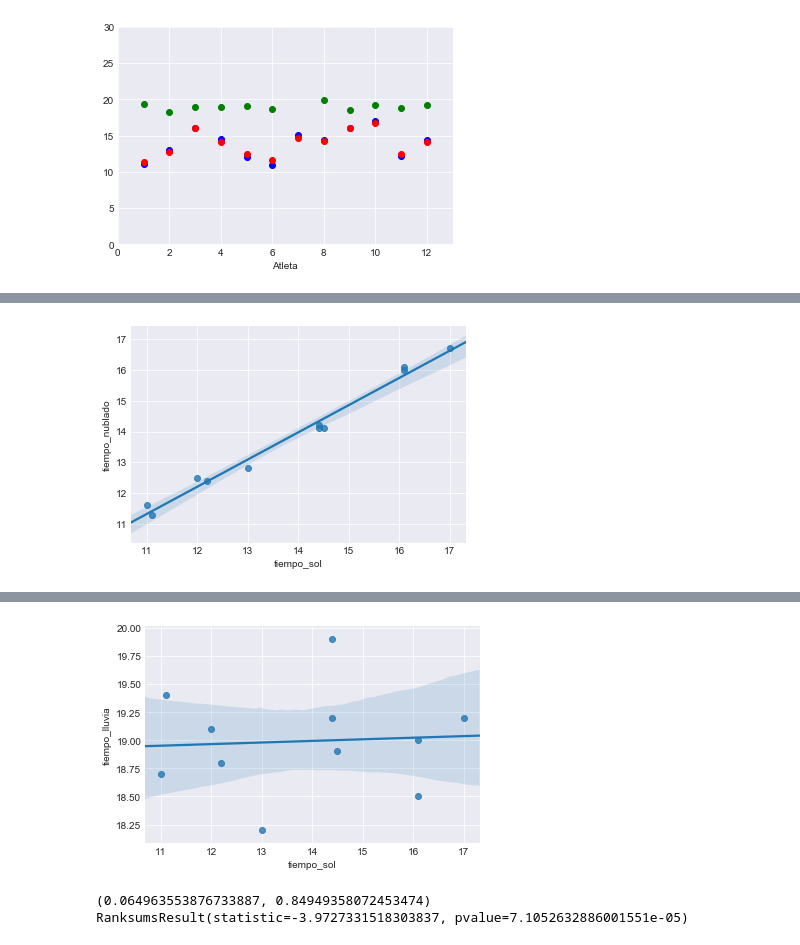
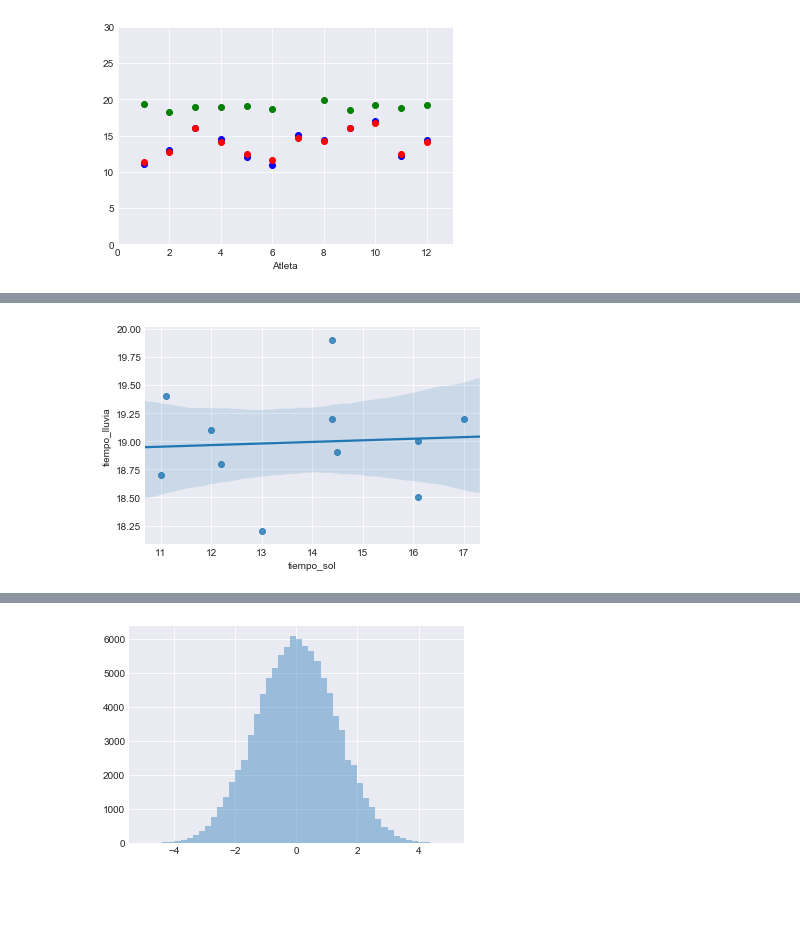
Before and after one commit to lucasputer/CienciaDeDatos, a Jupyter notebook: tp1/tp1.ipynb, the cells around one changed output, grey strips where cells are left out. Cells and saved outputs as stored; diff of their text form; code cells hidden in the pictures; blank space fills up the shorter version.

Commit message:
Reordeno cosas + agrego mas tests para puntos 1, 2, 3

```diff
--- a/tp1/tp1.ipynb
+++ b/tp1/tp1.ipynb
@@ -98,49 +119,71 @@ sns.plt.show()
 # %%
-# Respuesta a : Si sirve de algo entrenar en lluvia
-
-# Observacion: interpretamos que "sirve" entrenar con lluvia si los atletas pueden "rendir" en la lluvia
-# de manera acorde a su capacidad en otras condiciones.
-
-# Sacamos el outlier de tiempo_lluvia
-df2 = df[df['tiempo_lluvia'] < LLUVIA_LIMIT]
+# Respuesta a : La velocidad en dias de lluvia es independiente del atleta
 
 # Ver 1: los atletas rinden acordemente bajo sol a cuando hay cielo nublado.
 # Esto es importante porque podria ser que los atletas rindan muy bien debido al sol,
 # y que lo raro sea como rinden en buenas condiciones climaticas. Pero si rinden parecido bajo sol y nublado
 # pero de manera distinta bajo lluvia, el problema seria la lluvia.
+# Esto se vio antes.
 
-# Ver 1.1: cuando esta nublado, los datos varian de forma similar a cuando hay sol
-
-sns.regplot(x=df2['tiempo_sol'], y=df2['tiempo_nublado'])
-sns.plt.show()
-
-# Ver 1.2: hay una correlacion lineal alta entre los datos de cielo nublado y soleado
-
-print(stats.pearsonr(df2['tiempo_sol'],df2['tiempo_nublado']))
-
-# Ver 2: los atletas no rinden acordemente bajo sol a cuando llueve
-
-# Ver 2.1: predecir el rendimiento de los atletas segun los datos de los dias que llueve
+# Ver 2: predecir el rendimiento de los atletas segun los datos de los dias que llueve
 # produce malos estimadores para los dias soleados
 
 sns.regplot(x=df2['tiempo_sol'], y=df2['tiempo_lluvia'])
 sns.plt.show()
 
-# Ver 2.2: la correlacion lineal es muy baja si comparamos los dias que llueve a los dias soleados
+# Ver 3: la correlacion lineal es muy baja si comparamos los dias que llueve a los dias soleados
 
 print(stats.pearsonr(df2['tiempo_sol'],df2['tiempo_lluvia']))
 
-# Ver 2.3: segun el test 'Wilcoxon rank-sum', es poco probable que las muestras vengan de la misma distribucion
+# Ver 4: segun el test 'Wilcoxon rank-sum', es poco probable que las muestras vengan de la misma distribucion
 
-print(stats.ranksums(df2['tiempo_sol'],df2['tiempo_lluvia']))
+print(stats.wilcoxon(df2['tiempo_sol'],df2['tiempo_lluvia']))
 
-# Explicacion: este test toma como Hipotesis nula que las dos muestras vienen de una misma distribucion.
+# Explicacion: este test toma como Hipotesis nula que las dos muestras vienen de
+# distribuciones simetricas con respecto a 0.
 # Como podemos ver, el p-valor obtenido es increiblemente bajo. Lo que quiere decir que es altamente
 # probable que la hipotesis nula sea falsa.
+# Mas precisamente, la podemos rechazar con nivel de significacion mayor a 95%.
+
+# Ver 5: segun test de permutaciones, podemos rechazar que vengan de la misma distribucion
+# Como vemos, en ninguna permutacion, la diferencia entre los tiempos de lluvia y tiempos bajo sol
+# es tan grande como la original.
+
+# Creo numpy array con datos soleados y datos de lluvia sin outlier en tuplas indicando su grupo
+datos_sol = df2['tiempo_sol']
+datos_lluvia = df2['tiempo_lluvia']
+
+delta_0 = np.average(datos_lluvia) - np.average(datos_sol)
+print(delta_0)
+
+datos_bool =  np.concatenate([np.zeros(datos_lluvia.size, dtype=bool),np.ones(datos_sol.size, dtype=bool)])
+datos_val = np.concatenate([datos_sol,datos_lluvia])
+
+PERM_COUNT = 100000
+
+def simulate():
+    perm = np.random.permutation(datos_bool)
+    ll_sum = 0
+    ll_count = 0
+    s_sum = 0
+    s_count = 0
+    for is_soleado, val in zip(perm, datos_val):
+        if is_soleado:
+            s_count += 1
+            s_sum += val
+        else:
+            ll_count += 1
+            ll_sum += val
+    return (ll_sum/ll_count) - (s_sum/s_count)
+
+deltas = np.array([simulate() for i in range(PERM_COUNT)])
+reject_delta_count = len(filter(lambda x: x > delta_0, deltas))
+print(max(deltas))
+print(reject_delta_count)
+print(float(reject_delta_count)/PERM_COUNT)
 
 
-
-# Conclusion: cuando llueve, los atletas no parecen rendir acordemente a sus capacidades en otras condiciones. Por lo tanto,
-# bajo nuestra interpretacion y las estimaciones obtenidas, entrenar bajo lluvia no sirve.
+sns.distplot(deltas, kde=False, rug=False)
+sns.plt.show()
 # %% [output]
-[figure, old version]
+[figure, new version]
@@ -148,3 +196 @@ print(stats.ranksums(df2['tiempo_sol'],df2['tiempo_lluvia']))
-[figure, old version]
+[figure, new version]
-(0.064963553876733887, 0.84949358072453474)
-RanksumsResult(statistic=-3.9727331518303837, pvalue=7.1052632886001551e-05)
```
Also changed, not shown: parts of 5 cells of this notebook, 2 other files.
